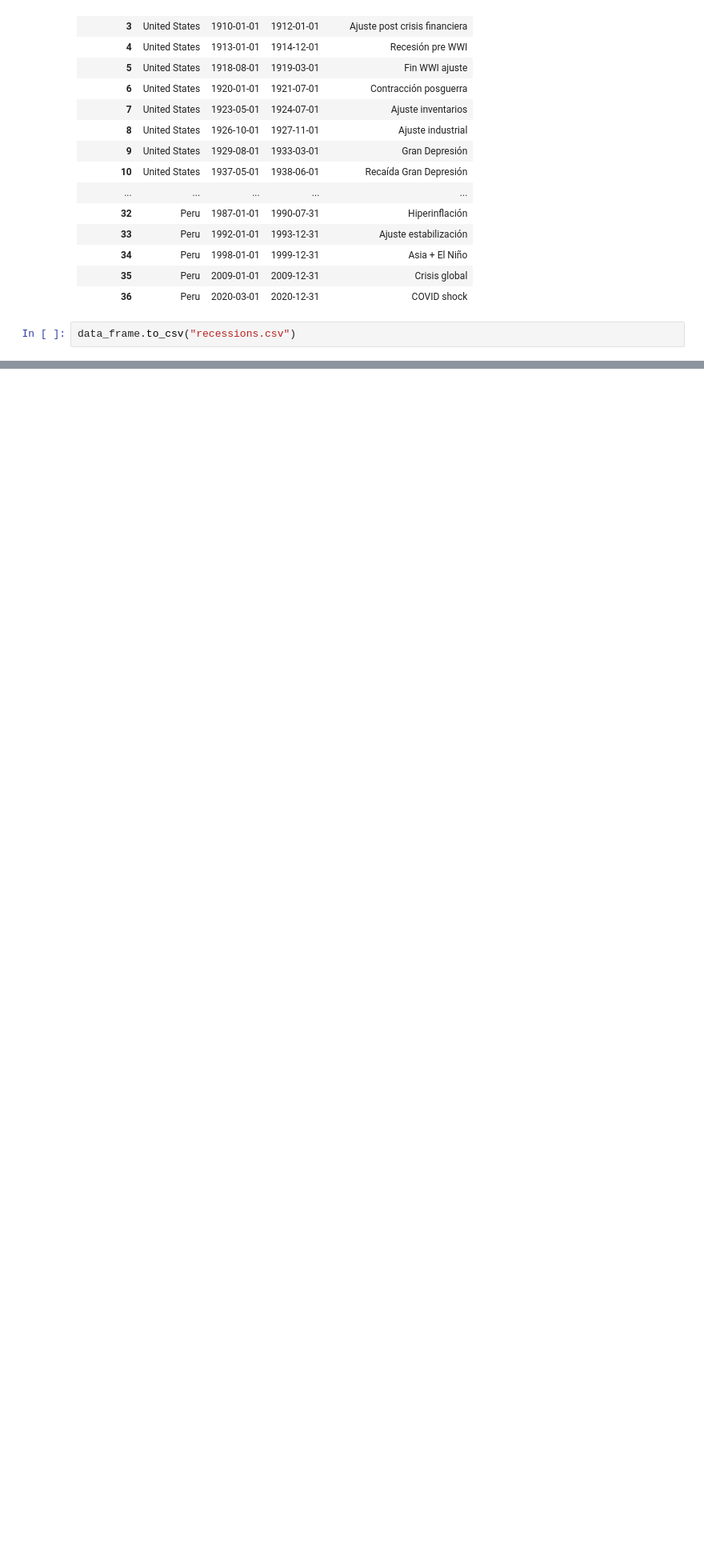
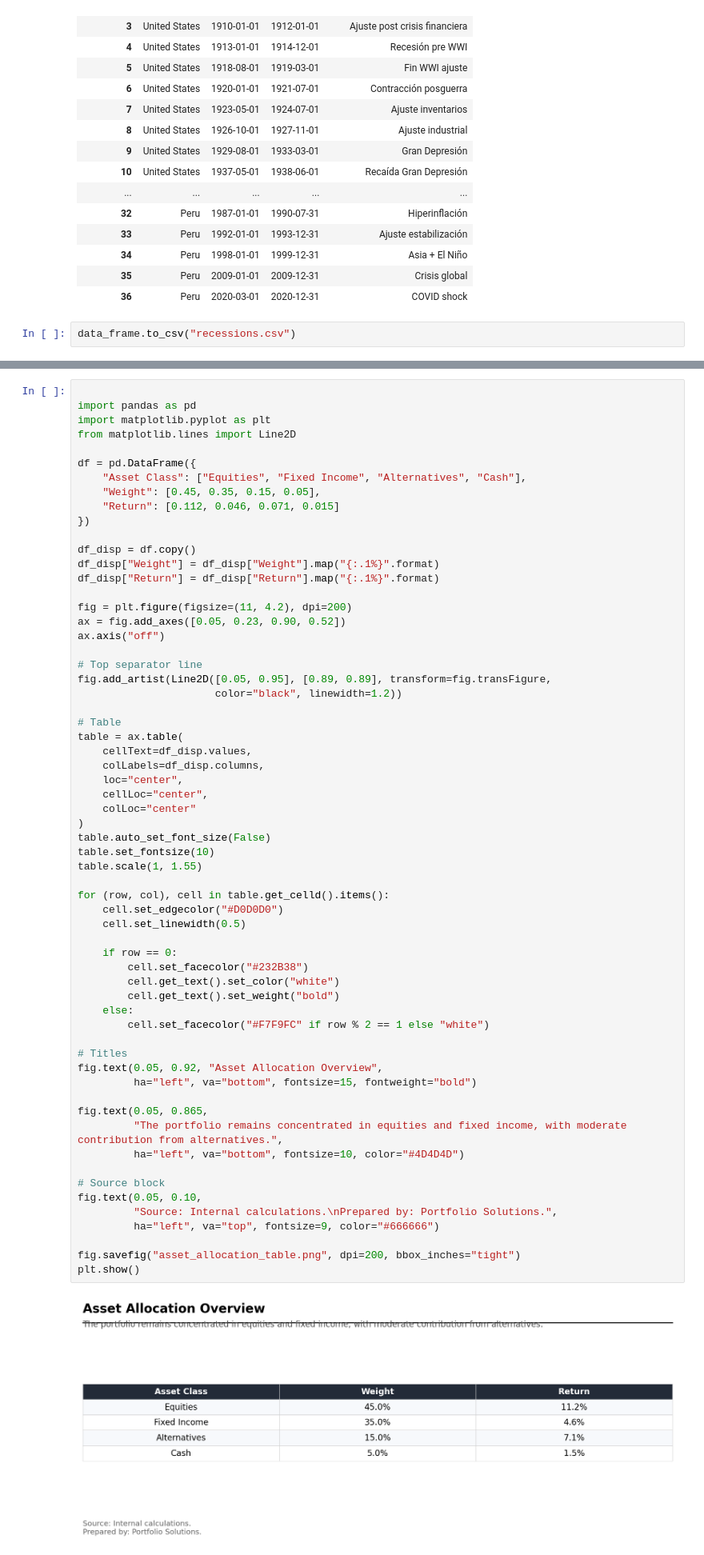
Before and after one commit to jc-ocampob/helpers_ps, a Jupyter notebook: Pruebas.ipynb, the cells around one changed output, grey strips where cells are left out. Shown at 80% size. Cells and saved outputs as stored; diff of their text form; blank space fills up the shorter version.

```diff
--- a/Pruebas.ipynb
+++ b/Pruebas.ipynb
@@ -426,0 +512,64 @@ data_frame.to_csv("recessions.csv")
+# %%
+
+import pandas as pd
+import matplotlib.pyplot as plt
+from matplotlib.lines import Line2D
+
+df = pd.DataFrame({
+    "Asset Class": ["Equities", "Fixed Income", "Alternatives", "Cash"],
+    "Weight": [0.45, 0.35, 0.15, 0.05],
+    "Return": [0.112, 0.046, 0.071, 0.015]
+})
+
+df_disp = df.copy()
+df_disp["Weight"] = df_disp["Weight"].map("{:.1%}".format)
+df_disp["Return"] = df_disp["Return"].map("{:.1%}".format)
+
+fig = plt.figure(figsize=(11, 4.2), dpi=200)
+ax = fig.add_axes([0.05, 0.23, 0.90, 0.52])
+ax.axis("off")
+
+# Top separator line
+fig.add_artist(Line2D([0.05, 0.95], [0.89, 0.89], transform=fig.transFigure,
+                      color="black", linewidth=1.2))
+
+# Table
+table = ax.table(
+    cellText=df_disp.values,
+    colLabels=df_disp.columns,
+    loc="center",
+    cellLoc="center",
+    colLoc="center"
+)
+table.auto_set_font_size(False)
+table.set_fontsize(10)
+table.scale(1, 1.55)
+
+for (row, col), cell in table.get_celld().items():
+    cell.set_edgecolor("#D0D0D0")
+    cell.set_linewidth(0.5)
+
+    if row == 0:
+        cell.set_facecolor("#232B38")
+        cell.get_text().set_color("white")
+        cell.get_text().set_weight("bold")
+    else:
+        cell.set_facecolor("#F7F9FC" if row % 2 == 1 else "white")
+
+# Titles
+fig.text(0.05, 0.92, "Asset Allocation Overview",
+         ha="left", va="bottom", fontsize=15, fontweight="bold")
+
+fig.text(0.05, 0.865,
+         "The portfolio remains concentrated in equities and fixed income, with moderate contribution from alternatives.",
+         ha="left", va="bottom", fontsize=10, color="#4D4D4D")
+
+# Source block
+fig.text(0.05, 0.10,
+         "Source: Internal calculations.\nPrepared by: Portfolio Solutions.",
+         ha="left", va="top", fontsize=9, color="#666666")
+
+fig.savefig("asset_allocation_table.png", dpi=200, bbox_inches="tight")
+plt.show()
+# %% [output]
+[figure, added]
```
Also changed, not shown: parts of 3 cells of this notebook.
